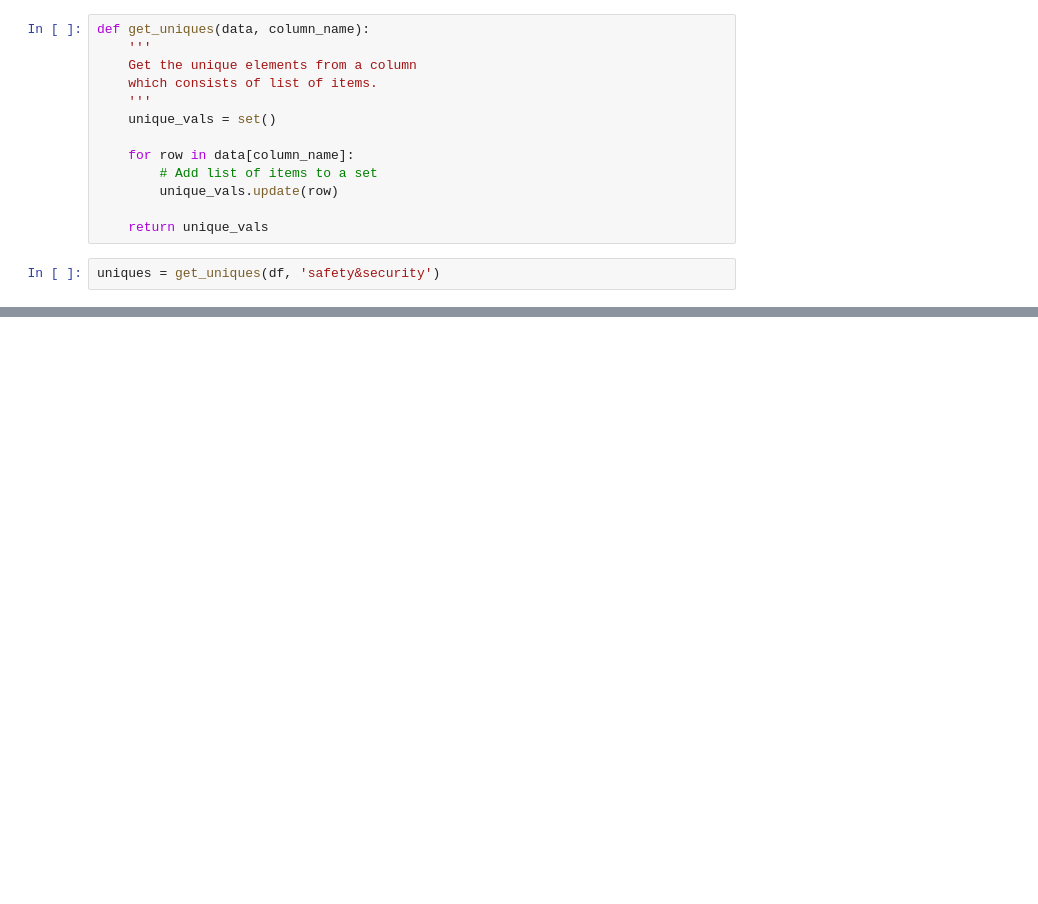
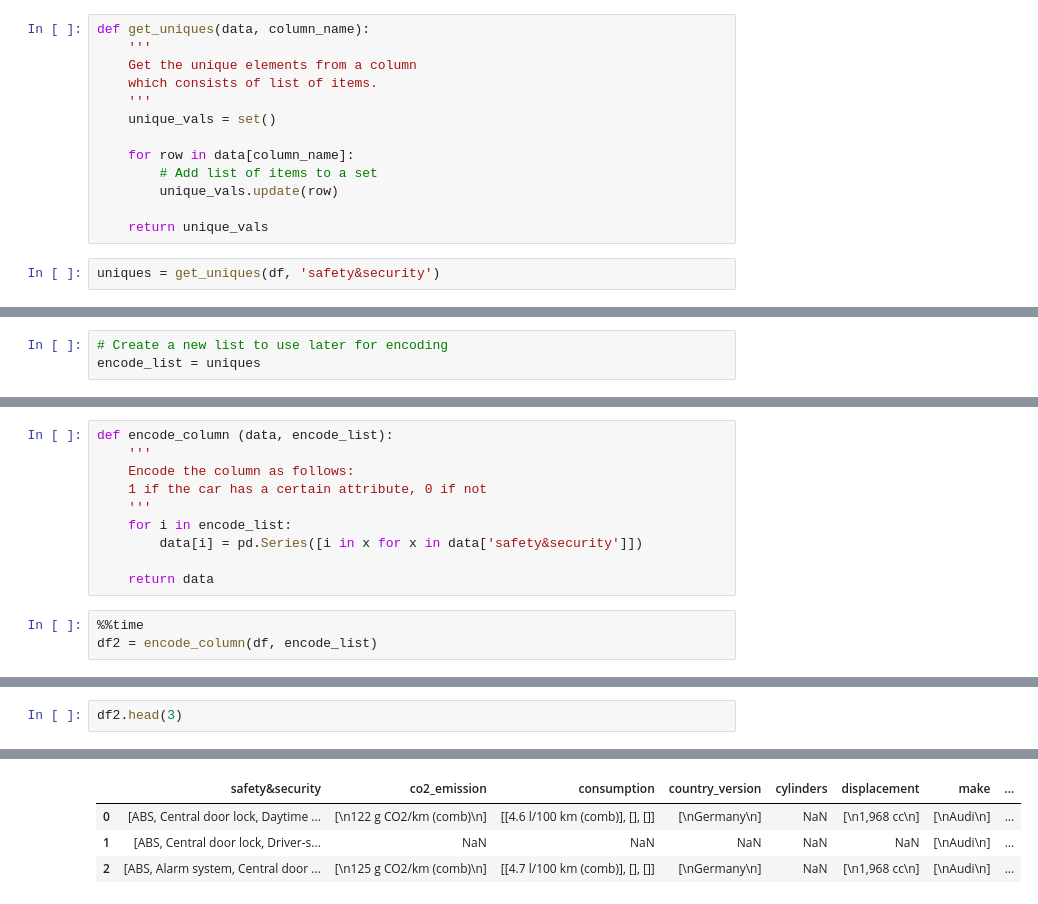
Before and after one commit to kaymal/price-prediction, a Jupyter notebook: trgt/data-cleansing/t-data-cleansing.ipynb, the cells around one changed output, grey strips where cells are left out. Cells and saved outputs as stored; diff of their text form; blank space fills up the shorter version.

```diff
--- a/trgt/data-cleansing/t-data-cleansing.ipynb
+++ b/trgt/data-cleansing/t-data-cleansing.ipynb
@@ -266,0 +274,3 @@ uniques
+# %%
+# Create a new list to use later for encoding
+encode_list = uniques
@@ -266,0 +350,13 @@ uniques
+# %%
+def encode_column (data, encode_list):
+    '''
+    Encode the column as follows:
+    1 if the car has a certain attribute, 0 if not
+    '''
+    for i in encode_list:
+        data[i] = pd.Series([i in x for x in data['safety&security']])
+
+    return data
+# %%
+%%time
+df2 = encode_column(df, encode_list)
@@ -266,0 +370,3 @@ uniques
+# %%
+df2.head(3)
+# %% [output]
@@ -266,0 +375,4 @@ uniques
+|  | safety&security | co2_emission | consumption | country_version | cylinders | displacement | make | ... |
+| 0 | [ABS, Central door lock, Daytime ... | [\n122 g CO2/km (comb)\n] | [[4.6 l/100 km (comb)], [], []] | [\nGermany\n] | NaN | [\n1,968 cc\n] | [\nAudi\n] | ... |
+| 1 | [ABS, Central door lock, Driver-s... | NaN | NaN | NaN | NaN | NaN | [\nAudi\n] | ... |
+| 2 | [ABS, Alarm system, Central door ... | [\n125 g CO2/km (comb)\n] | [[4.7 l/100 km (comb)], [], []] | [\nGermany\n] | NaN | [\n1,968 cc\n] | [\nAudi\n] | ... |
```
Also changed, not shown: parts of 15 cells of this notebook.
